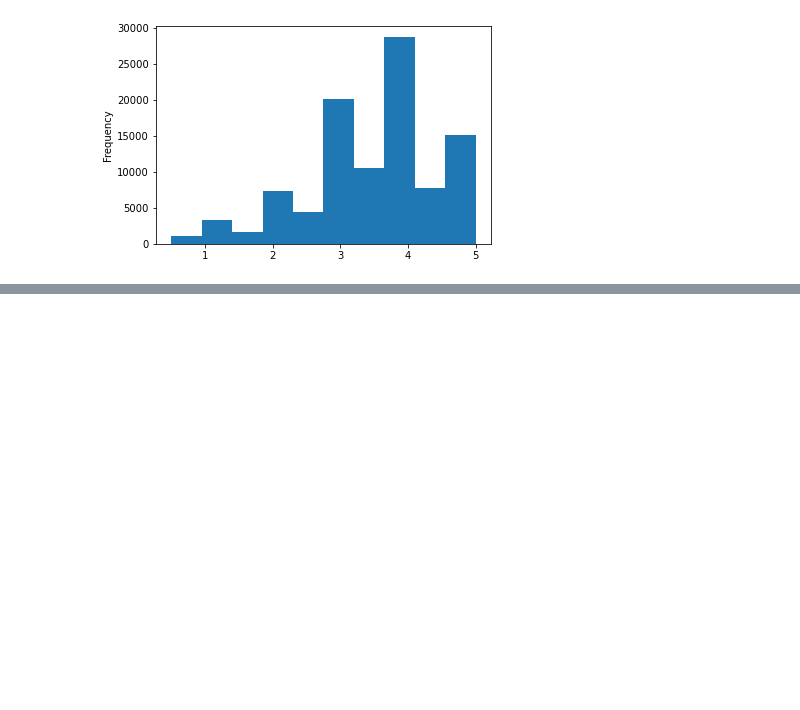
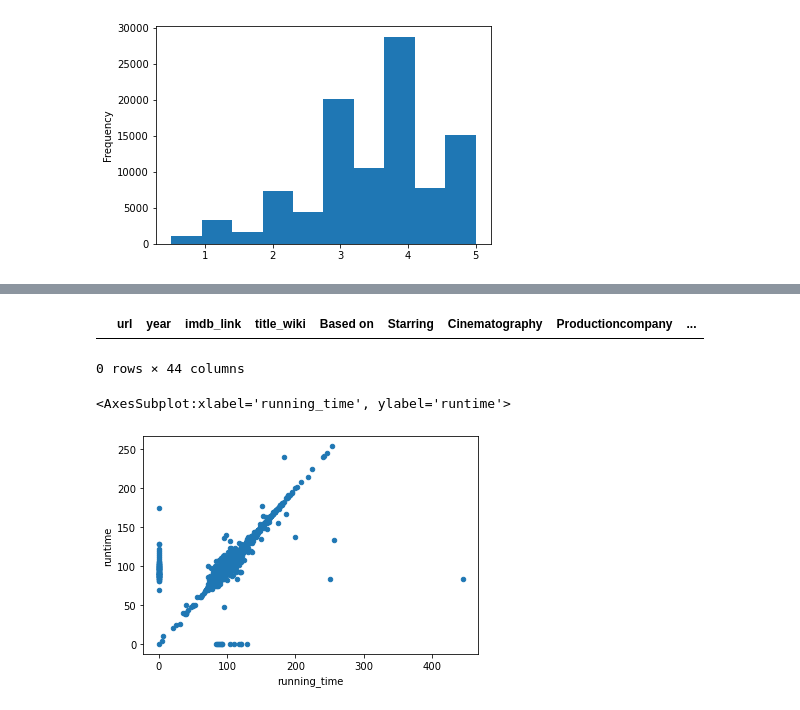
Before and after one commit to vtg401009/Movies-ETL, a Jupyter notebook: Module_8_Module_Work.ipynb, the cells around one changed output, grey strips where cells are left out. Cells and saved outputs as stored; diff of their text form; code cells hidden in the pictures; blank space fills up the shorter version.

```diff
--- a/Module_8_Module_Work.ipynb
+++ b/Module_8_Module_Work.ipynb
@@ -845,4 +847,4 @@ def parse_dollars(s):
 # first, extract values from box_office using str.extract
 # then, apply parse_dollars to the first column in dataframe returned by str.extract
 
-wiki_movies_df['box_office'] = box_office.str.extract(f'({form_one}|{form_two})', flags=re.IGNORECASE)[0].apply(parse_dollar)
+wiki_movies_df['box_office'] = box_office.str.extract(f'({form_one}|{form_two})', flags=re.IGNORECASE)[0].apply(def parse_dollars(s))
@@ -1199,3 +1192,7 @@ Name: rating, dtype: float64
 [figure]
 # %%
 # merge data sets 8.4.1
+# %%
+# finding redundant columns
+
+movies_df = pd.merge(wiki_movies_df, kaggle_metadata, on='imdb_id', suffixes=['_wiki','_kaggle'])
@@ -1201,0 +1248,21 @@ Name: rating, dtype: float64
+# %%
+# kaggle data looks more consistent, now confirm there aren't missing titles in kaggle data
+
+movies_df[(movies_df['title_kaggle'] == '') | (movies_df['title_kaggle'].isnull())]
+
+# No results were returned, so we can just drop the Wikipedia titles in grid 108. Note that for now, we’re merely noting the resolution.
+# %% [output]
+|  | url | year | imdb_link | title_wiki | Based on | Starring | Cinematography | Productioncompany | ... |
+0 rows × 44 columns
+# %%
+# running_time vs runtime - use a scatter plat to see how similar columns are to one another
+# if scatter plots exactly same, we'll see a perfectly straight line
+
+# the following will fill in missing values with zero and make the scatter plot
+
+movies_df.fillna(0).plot(x='running_time', y='runtime', kind='scatter')
+
+# more data points on origin of y axis (kaggle) than x axis (wiki), therefore, more missing entries in wiki than kaggle
+# %% [output]
+<AxesSubplot:xlabel='running_time', ylabel='runtime'>
+[figure, added]
```
Also changed, not shown: parts of 23 cells of this notebook.
